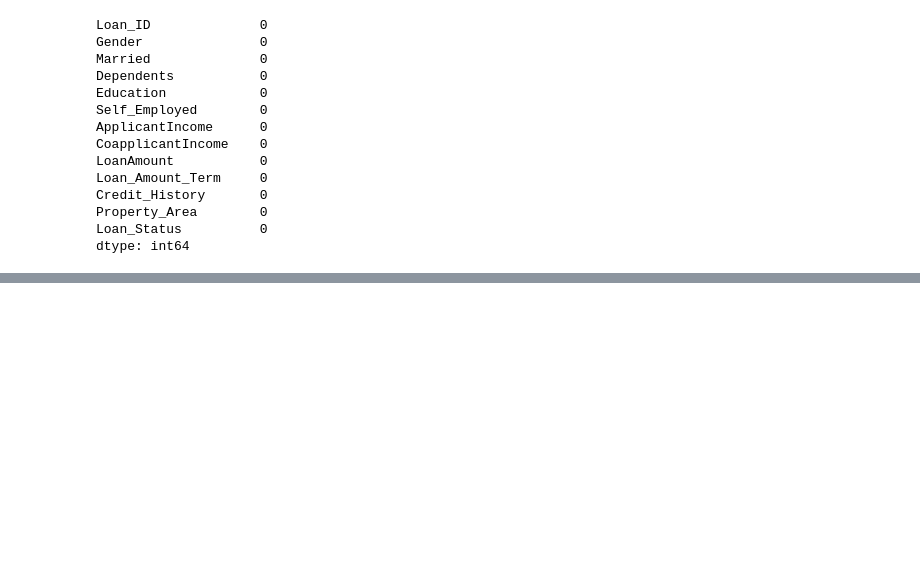
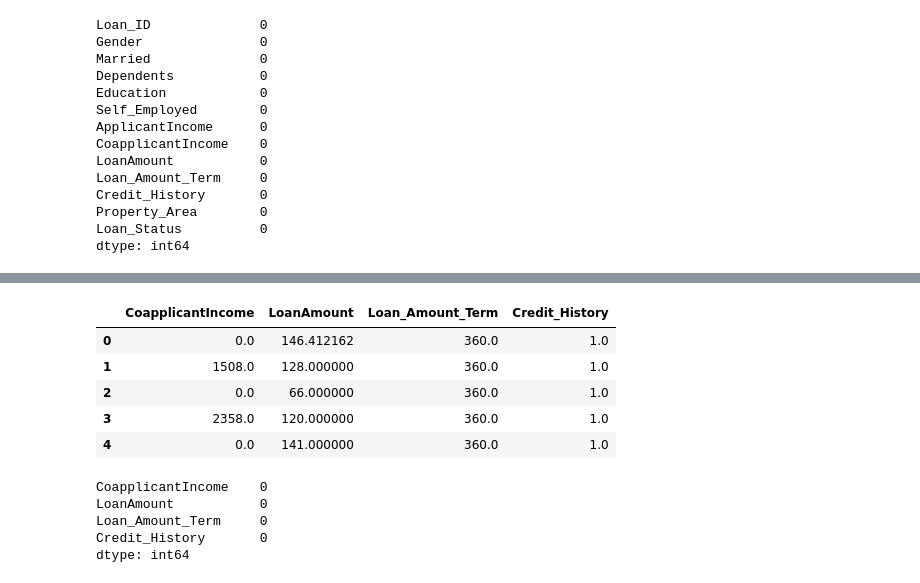
Before and after one commit to TridentifyIshaan/AIML_MiniProjects, a Jupyter notebook: Data Preprocessing/1.ipynb, the cells around one changed output, grey strips where cells are left out. Cells and saved outputs as stored; diff of their text form; code cells hidden in the pictures; blank space fills up the shorter version.

Commit message:
Handling missing data using sci-kit learn

```diff
--- a/Data Preprocessing/1.ipynb
+++ b/Data Preprocessing/1.ipynb
@@ -234,0 +237,9 @@ dtype: int64
+# %%
+df2 = pd.read_csv('datasets/loan.csv')
+# %%
+cols_to_impute = df2.select_dtypes(include='float64').columns # to get the numerical columns of the dataset
+# %%
+from sklearn.impute import SimpleImputer
+si = SimpleImputer(strategy='mean') # to fill the null values with mode of the column
+ar = si.fit_transform(df2[cols_to_impute]) # fitting the imputer on the numerical columns of the dataset
+ar
@@ -234,0 +255,18 @@ dtype: int64
+# %%
+new_dataset = pd.DataFrame(ar, columns=cols_to_impute) # converting the array into dataframe
+new_dataset.head()
+# %% [output]
+|  | CoapplicantIncome | LoanAmount | Loan_Amount_Term | Credit_History |
+| 0 | 0.0 | 146.412162 | 360.0 | 1.0 |
+| 1 | 1508.0 | 128.000000 | 360.0 | 1.0 |
+| 2 | 0.0 | 66.000000 | 360.0 | 1.0 |
+| 3 | 2358.0 | 120.000000 | 360.0 | 1.0 |
+| 4 | 0.0 | 141.000000 | 360.0 | 1.0 |
+# %%
+new_dataset.isnull().sum() # to check how many null values are present in each column of the new dataset
+# %% [output]
+CoapplicantIncome    0
+LoanAmount           0
+Loan_Amount_Term     0
+Credit_History       0
+dtype: int64
```
Also changed, not shown: parts of 3 cells of this notebook.
